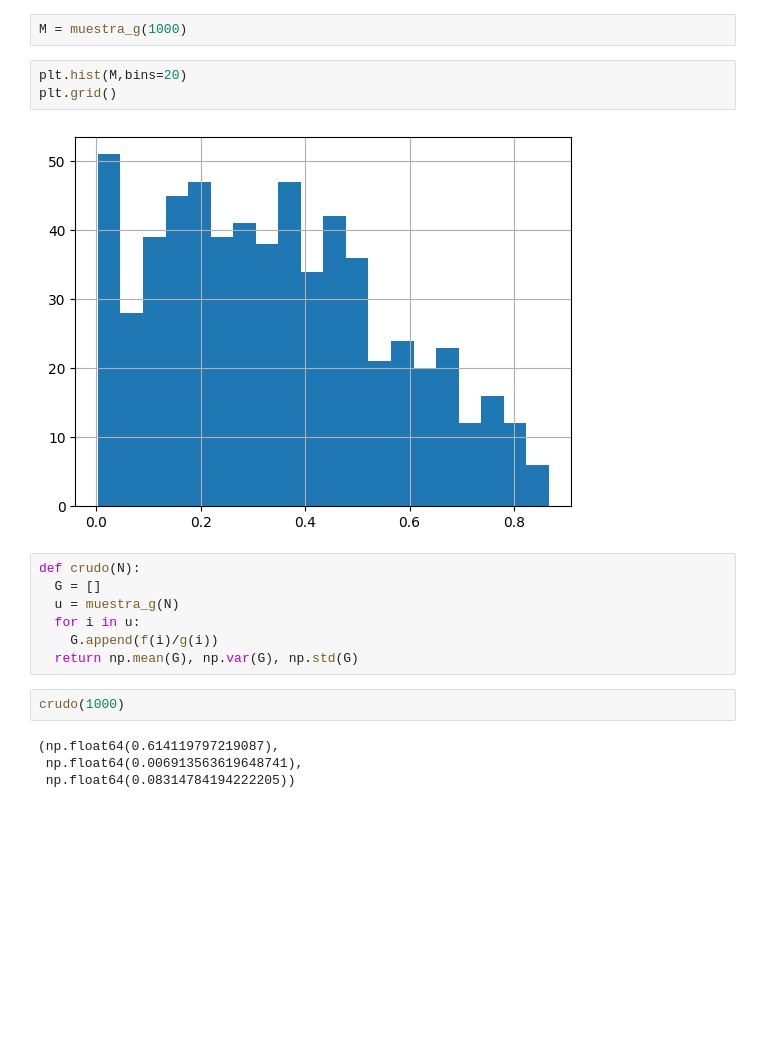
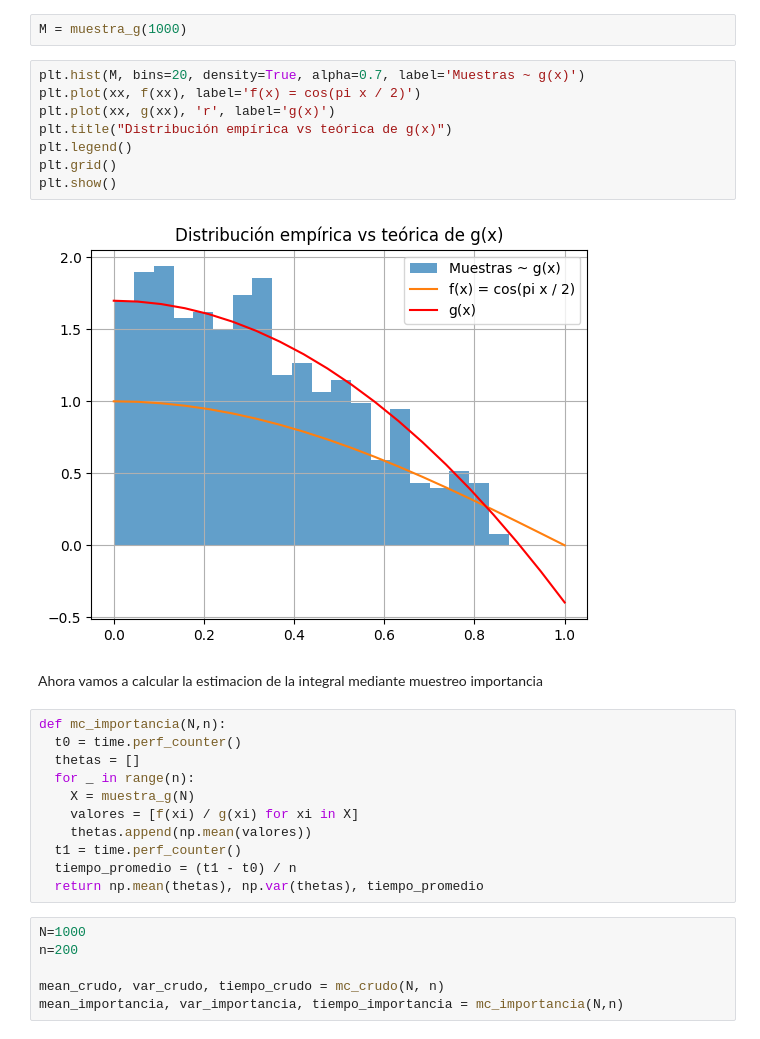
Before and after one commit to noemigarcia27/SImulacion-II, a Jupyter notebook: Reduccion_de_la_varianza_III.ipynb, the cells around one changed output. Cells and saved outputs as stored; diff of their text form; blank space fills up the shorter version.

```diff
--- a/Reduccion_de_la_varianza_III.ipynb
+++ b/Reduccion_de_la_varianza_III.ipynb
@@ -49,21 +77,32 @@ def muestra_g(n):
 	return lista
 # %%
 M = muestra_g(1000)
-# %%
-plt.hist(M,bins=20)
-plt.grid()
-# %% [output]
-[figure, removed]
-# %%
-def crudo(N):
-  G = []
-  u = muestra_g(N)
-  for i in u:
-    G.append(f(i)/g(i))
-  return np.mean(G), np.var(G), np.std(G)
-# %%
-crudo(1000)
-# %% [output]
-(np.float64(0.614119797219087),
- np.float64(0.006913563619648741),
- np.float64(0.08314784194222205))
+# %%
+plt.hist(M, bins=20, density=True, alpha=0.7, label='Muestras ~ g(x)')
+plt.plot(xx, f(xx), label='f(x) = cos(pi x / 2)')
+plt.plot(xx, g(xx), 'r', label='g(x)')
+plt.title("Distribución empírica vs teórica de g(x)")
+plt.legend()
+plt.grid()
+plt.show()
+# %% [output]
+[figure, added]
+# %% [markdown]
+Ahora vamos a calcular la estimacion de la integral mediante muestreo importancia
+# %%
+def mc_importancia(N,n):
+  t0 = time.perf_counter()
+  thetas = []
+  for _ in range(n):
+    X = muestra_g(N)
+    valores = [f(xi) / g(xi) for xi in X]
+    thetas.append(np.mean(valores))
+  t1 = time.perf_counter()
+  tiempo_promedio = (t1 - t0) / n
+  return np.mean(thetas), np.var(thetas), tiempo_promedio
+# %%
+N=1000
+n=200
+
+mean_crudo, var_crudo, tiempo_crudo = mc_crudo(N, n)
+mean_importancia, var_importancia, tiempo_importancia = mc_importancia(N,n)
```
Also changed, not shown: parts of 9 cells of this notebook.
